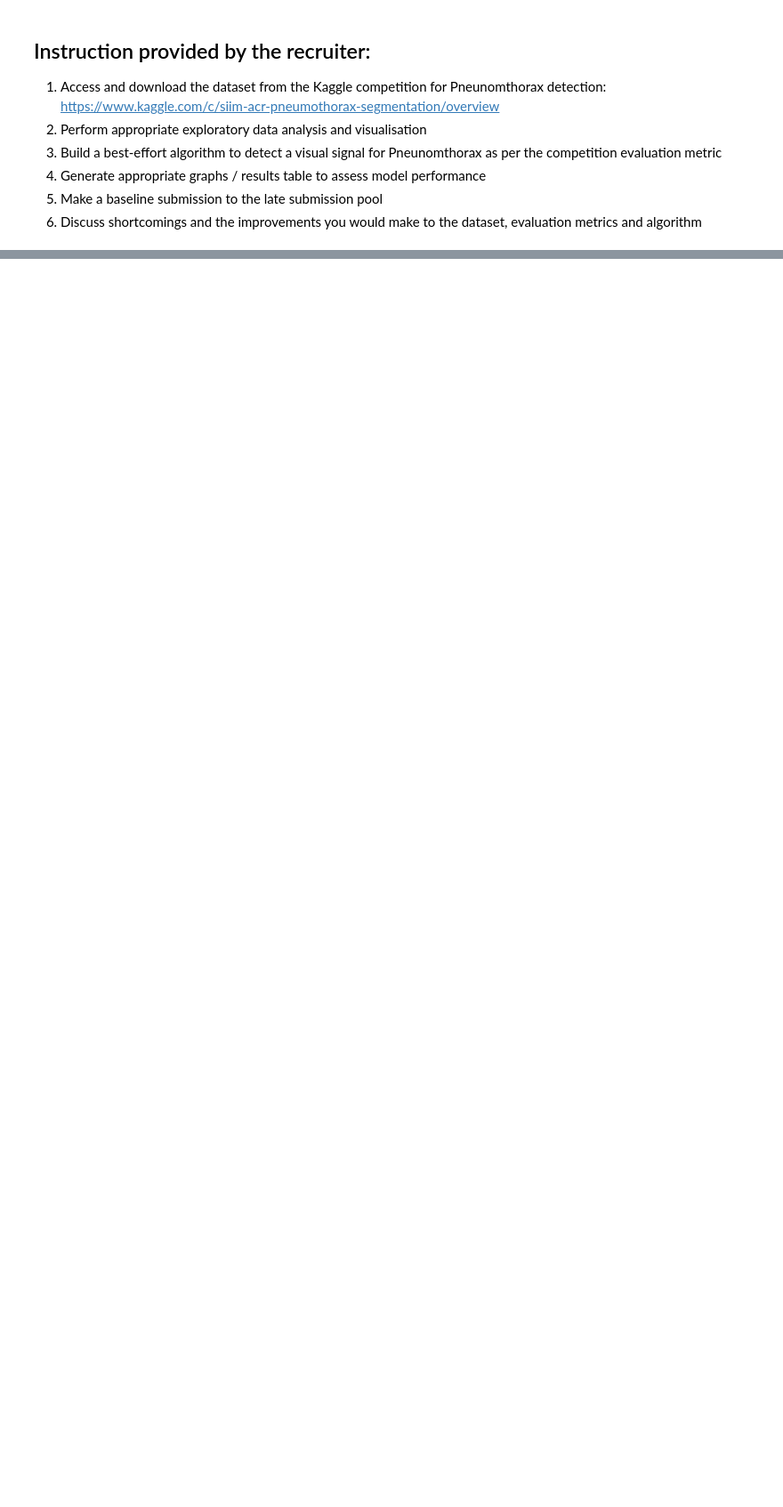
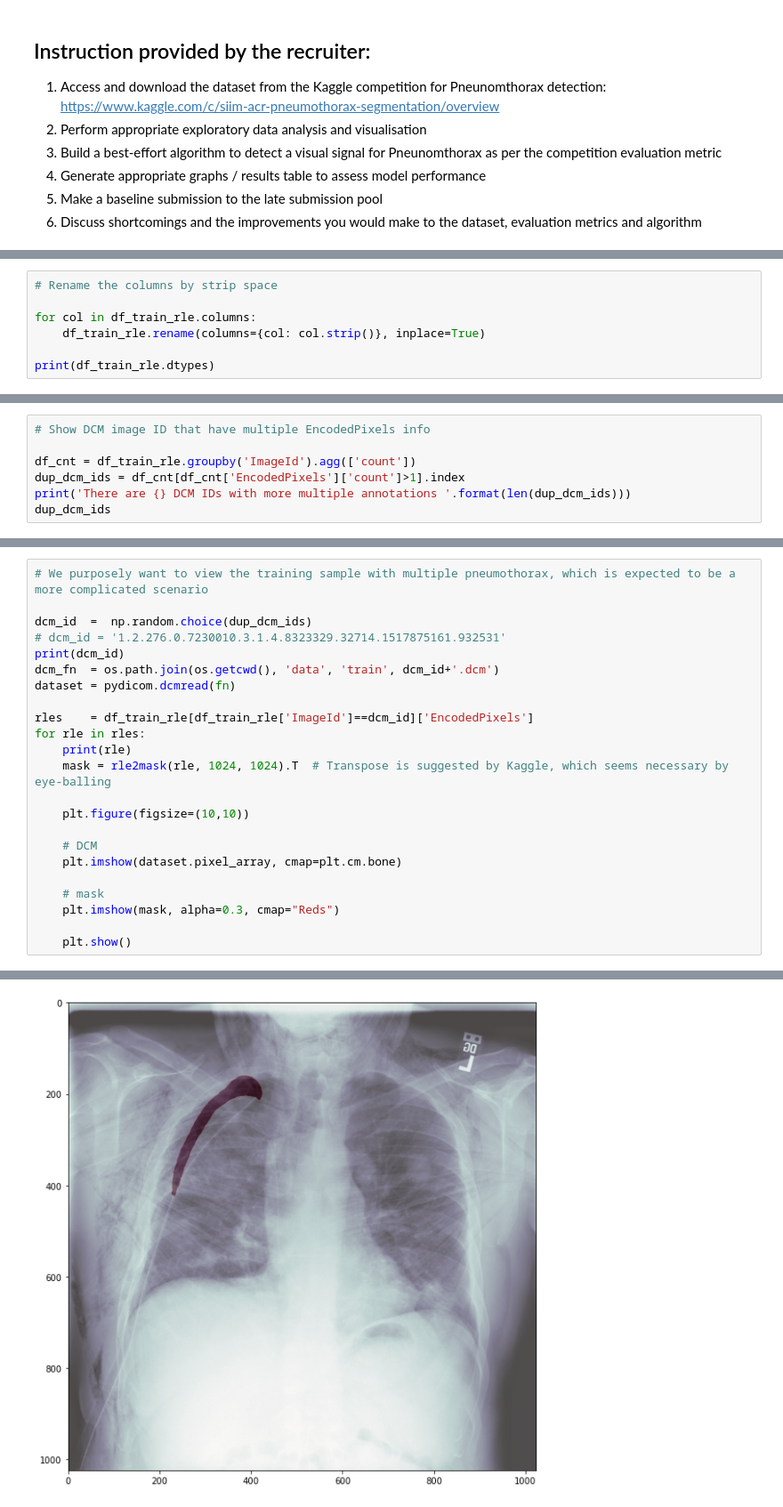
Before and after one commit to lyh710/kaggle.pneumothorax, a Jupyter notebook: harrison.ipynb, the cells around one changed output, grey strips where cells are left out. Shown at 89% size. Saved outputs shown, nothing was run; the diff lists cells and outputs as text; blank space fills up the shorter version.

```diff
--- a/harrison.ipynb
+++ b/harrison.ipynb
@@ -21,0 +161,7 @@ To my wife Selina, for keeping the kids occupied and entertained during weekend,
+# %%
+# Rename the columns by strip space
+
+for col in df_train_rle.columns:
+    df_train_rle.rename(columns={col: col.strip()}, inplace=True)
+
+print(df_train_rle.dtypes)
@@ -21,0 +172,7 @@ To my wife Selina, for keeping the kids occupied and entertained during weekend,
+# %%
+# Show DCM image ID that have multiple EncodedPixels info
+
+df_cnt = df_train_rle.groupby('ImageId').agg(['count'])
+dup_dcm_ids = df_cnt[df_cnt['EncodedPixels']['count']>1].index
+print('There are {} DCM IDs with more multiple annotations '.format(len(dup_dcm_ids)))
+dup_dcm_ids
@@ -21,0 +289,24 @@ To my wife Selina, for keeping the kids occupied and entertained during weekend,
+# %%
+# We purposely want to view the training sample with multiple pneumothorax, which is expected to be a more complicated scenario
+
+dcm_id  =  np.random.choice(dup_dcm_ids)
+# dcm_id = '1.2.276.0.7230010.3.1.4.8323329.32714.1517875161.932531'
+print(dcm_id)
+dcm_fn  = os.path.join(os.getcwd(), 'data', 'train', dcm_id+'.dcm')
+dataset = pydicom.dcmread(fn)
+
+rles    = df_train_rle[df_train_rle['ImageId']==dcm_id]['EncodedPixels']
+for rle in rles:
+    print(rle)
+    mask = rle2mask(rle, 1024, 1024).T  # Transpose is suggested by Kaggle, which seems necessary by eye-balling
+
+    plt.figure(figsize=(10,10))
+
+    # DCM
+    plt.imshow(dataset.pixel_array, cmap=plt.cm.bone)
+
+    # mask
+    plt.imshow(mask, alpha=0.3, cmap="Reds")
+
+    plt.show()
+# %% [output]
@@ -21,0 +315 @@ To my wife Selina, for keeping the kids occupied and entertained during weekend,
+[figure, added]
```
Also changed, not shown: parts of 30 cells of this notebook, 2 other files.
